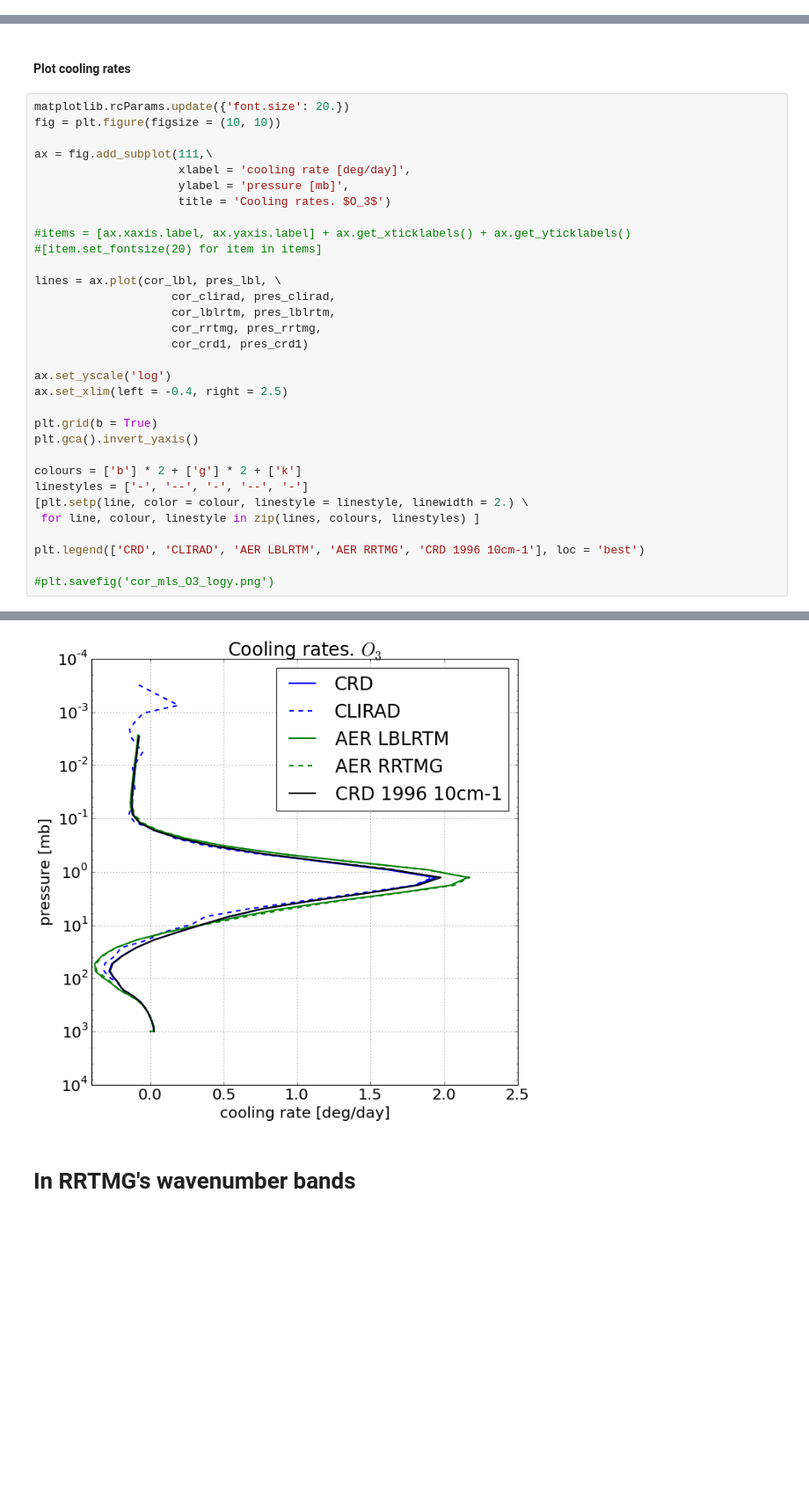
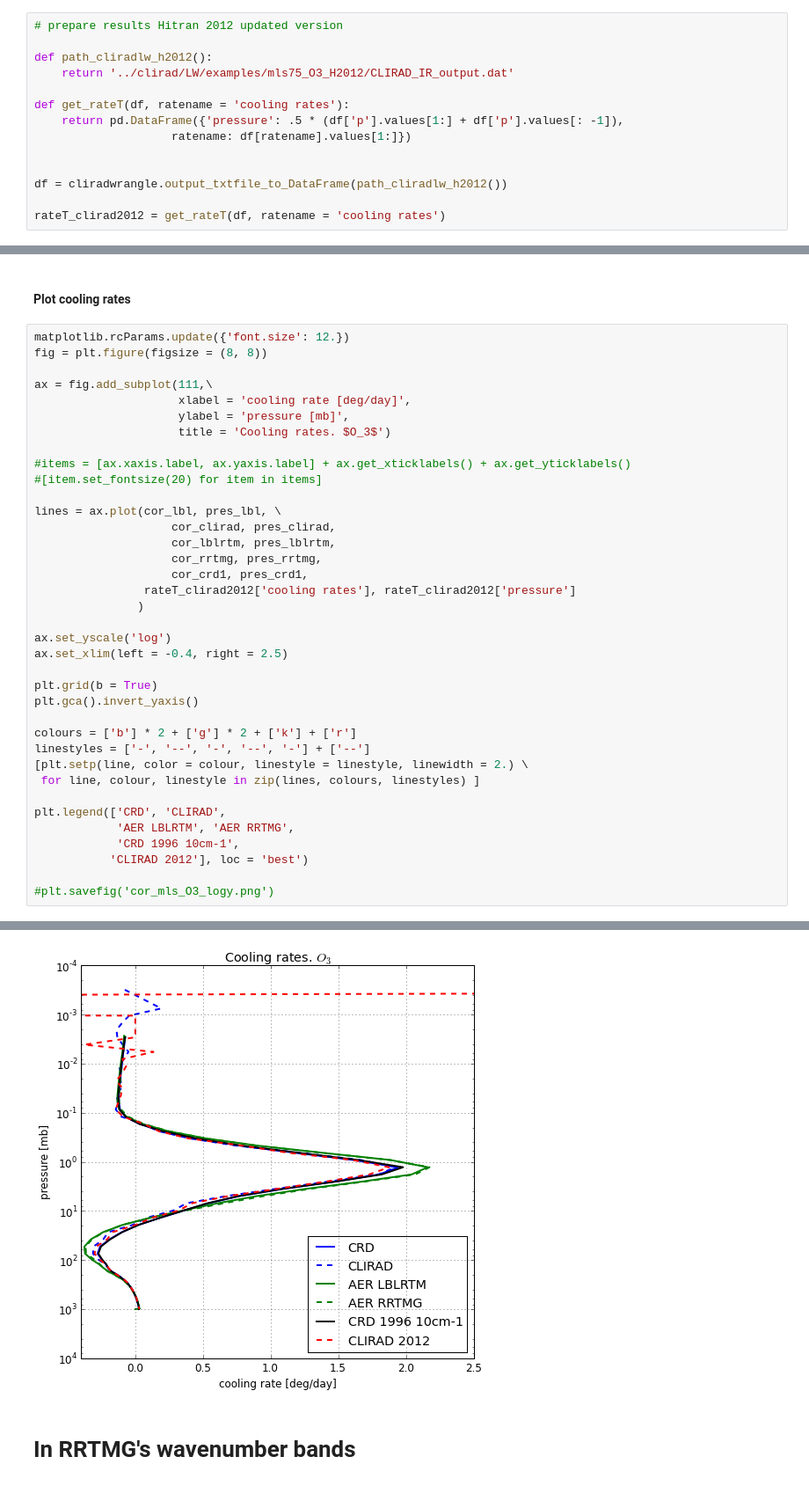
Before and after one commit to qAp/offline_radiation_notebooks, a Jupyter notebook: longwave_mls_O3.ipynb, the cells around one changed output, grey strips where cells are left out. Shown at 88% size. Cells and saved outputs as stored; diff of their text form; blank space fills up the shorter version.

Commit message:
clirad-lw 2012 update. mls. total cooling rate plot. H20. CO2. O3.

```diff
--- a/longwave_mls_O3.ipynb
+++ b/longwave_mls_O3.ipynb
@@ -65,6 +64,20 @@ pnl_clirad = cliradwrangle.OUTPUT_CLIRAD_to_PandasPanel(readfrom = pathout_clira
 df_clirad = cliradanalyse.sum_OUTPUT_CLIRAD_over_wbands(pnl_clirad, wbands=range(1, 11))
 pres_clirad = .5 * (df_clirad.values[: -1, 0] + df_clirad.values[1:, 0])
 cor_clirad = df_clirad.values[1:, -1]
+# %%
+# prepare results Hitran 2012 updated version
+
+def path_cliradlw_h2012():
+    return '../clirad/LW/examples/mls75_O3_H2012/CLIRAD_IR_output.dat'
+
+def get_rateT(df, ratename = 'cooling rates'):
+    return pd.DataFrame({'pressure': .5 * (df['p'].values[1:] + df['p'].values[: -1]),
+                    ratename: df[ratename].values[1:]})
+
+
+df = cliradwrangle.output_txtfile_to_DataFrame(path_cliradlw_h2012())
+
+rateT_clirad2012 = get_rateT(df, ratename = 'cooling rates')
 # %% [markdown]
 #### Load LBLRTM results
 # %%
@@ -92,40 +105,45 @@ pres_rrtmg = .5 * (outrad.values[1:, 0] + outrad.values[:-1, 0])
 # %% [markdown]
 #### Plot cooling rates
 # %%
-matplotlib.rcParams.update({'font.size': 20.})
-fig = plt.figure(figsize = (10, 10))
+matplotlib.rcParams.update({'font.size': 12.})
+fig = plt.figure(figsize = (8, 8))
 
 ax = fig.add_subplot(111,\
                      xlabel = 'cooling rate [deg/day]',
                      ylabel = 'pressure [mb]',
                      title = 'Cooling rates. $O_3$')
 
 #items = [ax.xaxis.label, ax.yaxis.label] + ax.get_xticklabels() + ax.get_yticklabels()
 #[item.set_fontsize(20) for item in items]
 
 lines = ax.plot(cor_lbl, pres_lbl, \
                     cor_clirad, pres_clirad,
                     cor_lblrtm, pres_lblrtm,
                     cor_rrtmg, pres_rrtmg,
-                    cor_crd1, pres_crd1)
+                    cor_crd1, pres_crd1,
+                rateT_clirad2012['cooling rates'], rateT_clirad2012['pressure']
+               )
 
 ax.set_yscale('log')
 ax.set_xlim(left = -0.4, right = 2.5)
 
 plt.grid(b = True)
 plt.gca().invert_yaxis()
 
-colours = ['b'] * 2 + ['g'] * 2 + ['k']
-linestyles = ['-', '--', '-', '--', '-']
+colours = ['b'] * 2 + ['g'] * 2 + ['k'] + ['r']
+linestyles = ['-', '--', '-', '--', '-'] + ['--']
 [plt.setp(line, color = colour, linestyle = linestyle, linewidth = 2.) \
  for line, colour, linestyle in zip(lines, colours, linestyles) ]
 
-plt.legend(['CRD', 'CLIRAD', 'AER LBLRTM', 'AER RRTMG', 'CRD 1996 10cm-1'], loc = 'best')
+plt.legend(['CRD', 'CLIRAD',
+            'AER LBLRTM', 'AER RRTMG',
+            'CRD 1996 10cm-1',
+           'CLIRAD 2012'], loc = 'best')
 
 #plt.savefig('cor_mls_O3_logy.png')
 # %% [output]
 <matplotlib.legend.Legend at 0x...>
-[figure, old version]
+[figure, new version]
 # %% [markdown]
 # In RRTMG's wavenumber bands
 # %%
```
Also changed, not shown: parts of 2 cells of this notebook, 2 other files.
